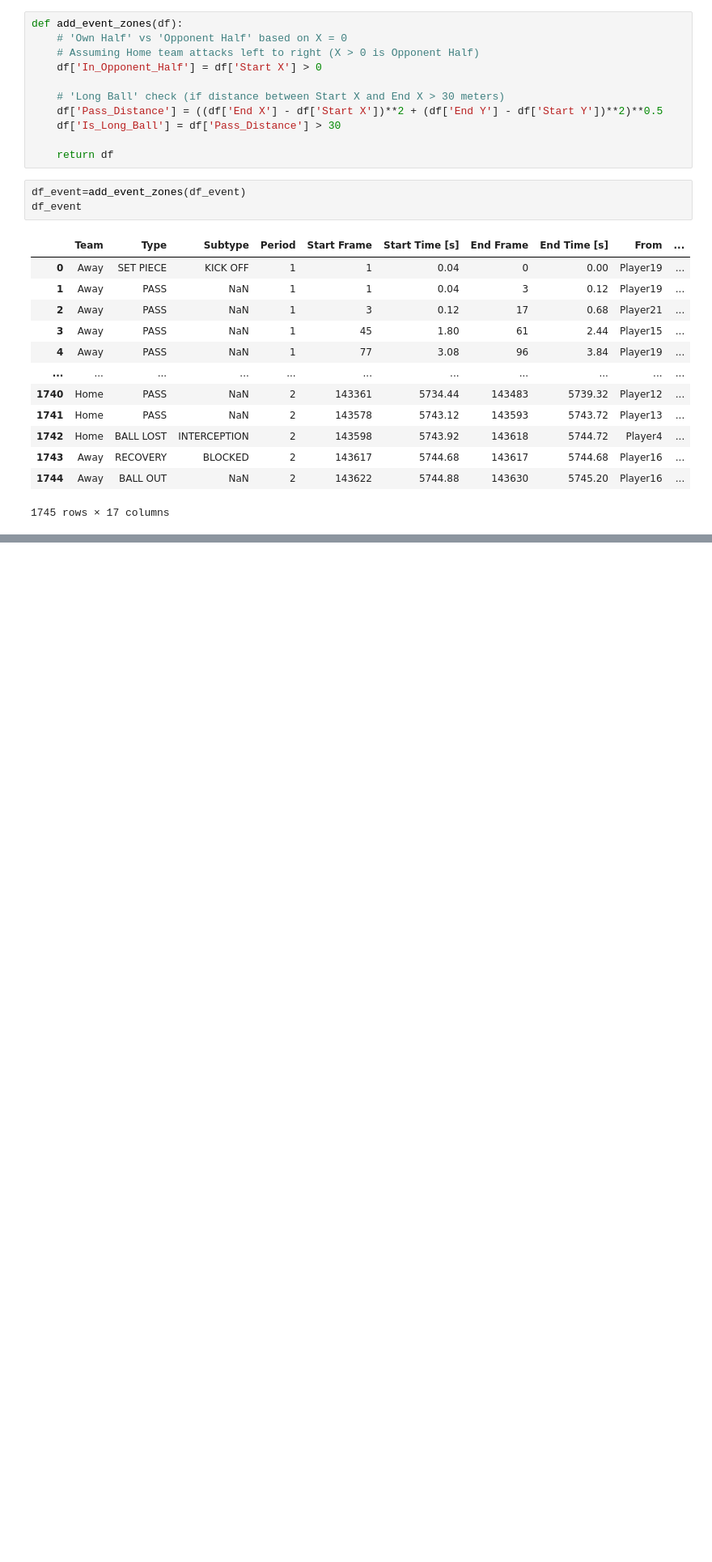
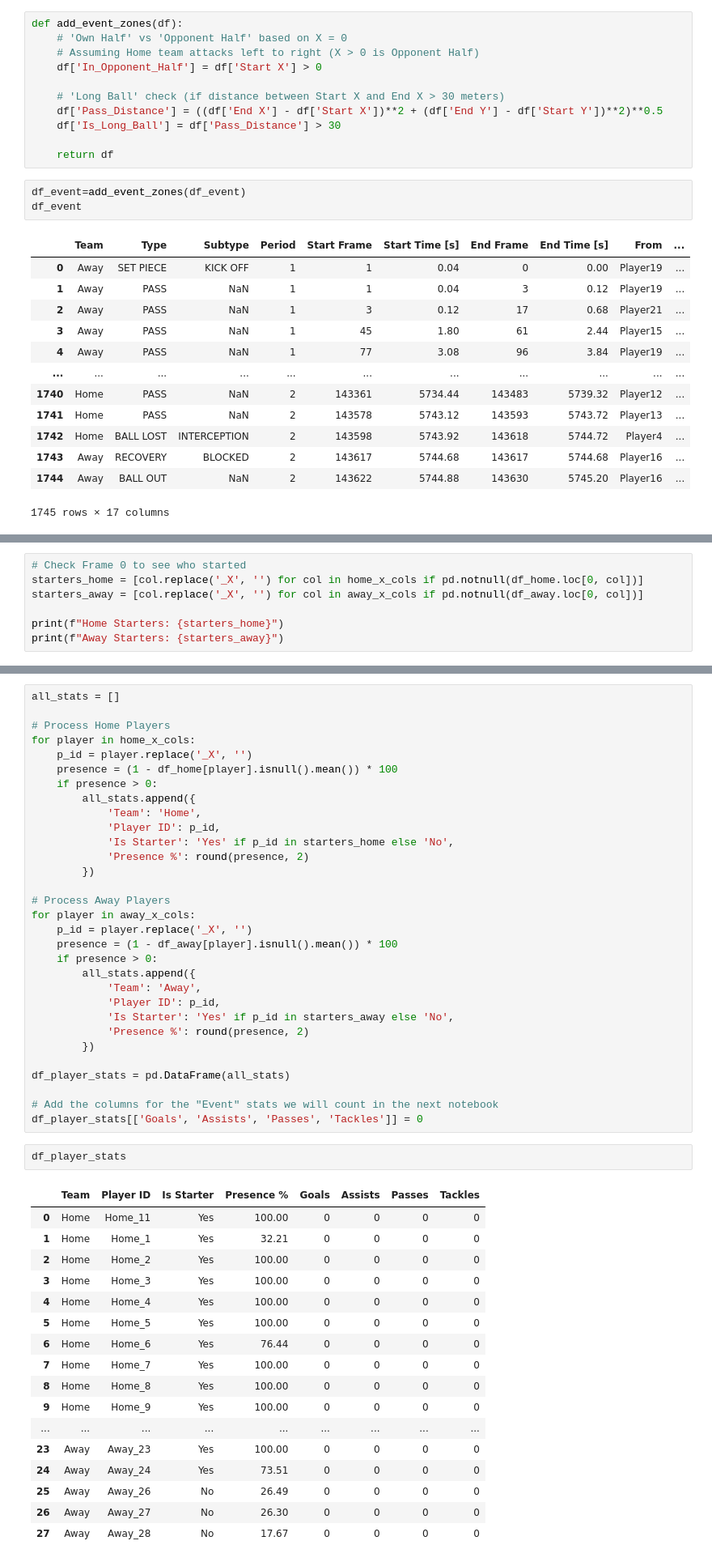
Before and after one commit to sandeep-dgn/Football_DataAnalysis_2, a Jupyter notebook: data_preprocessing.ipynb, the cells around one changed output, grey strips where cells are left out. Shown at 81% size. Cells and saved outputs as stored; diff of their text form; blank space fills up the shorter version.

Commit message:
make summary table for each player

```diff
--- a/data_preprocessing.ipynb
+++ b/data_preprocessing.ipynb
@@ -291,0 +305,7 @@ df_event
+# %%
+# Check Frame 0 to see who started
+starters_home = [col.replace('_X', '') for col in home_x_cols if pd.notnull(df_home.loc[0, col])]
+starters_away = [col.replace('_X', '') for col in away_x_cols if pd.notnull(df_away.loc[0, col])]
+
+print(f"Home Starters: {starters_home}")
+print(f"Away Starters: {starters_away}")
@@ -291,0 +315,51 @@ df_event
+# %%
+all_stats = []
+
+# Process Home Players
+for player in home_x_cols:
+    p_id = player.replace('_X', '')
+    presence = (1 - df_home[player].isnull().mean()) * 100
+    if presence > 0:
+        all_stats.append({
+            'Team': 'Home',
+            'Player ID': p_id,
+            'Is Starter': 'Yes' if p_id in starters_home else 'No',
+            'Presence %': round(presence, 2)
+        })
+
+# Process Away Players
+for player in away_x_cols:
+    p_id = player.replace('_X', '')
+    presence = (1 - df_away[player].isnull().mean()) * 100
+    if presence > 0:
+        all_stats.append({
+            'Team': 'Away',
+            'Player ID': p_id,
+            'Is Starter': 'Yes' if p_id in starters_away else 'No',
+            'Presence %': round(presence, 2)
+        })
+
+df_player_stats = pd.DataFrame(all_stats)
+
+# Add the columns for the "Event" stats we will count in the next notebook
+df_player_stats[['Goals', 'Assists', 'Passes', 'Tackles']] = 0
+# %%
+df_player_stats
+# %% [output]
+|  | Team | Player ID | Is Starter | Presence % | Goals | Assists | Passes | Tackles |
+| 0 | Home | Home_11 | Yes | 100.00 | 0 | 0 | 0 | 0 |
+| 1 | Home | Home_1 | Yes | 32.21 | 0 | 0 | 0 | 0 |
+| 2 | Home | Home_2 | Yes | 100.00 | 0 | 0 | 0 | 0 |
+| 3 | Home | Home_3 | Yes | 100.00 | 0 | 0 | 0 | 0 |
+| 4 | Home | Home_4 | Yes | 100.00 | 0 | 0 | 0 | 0 |
+| 5 | Home | Home_5 | Yes | 100.00 | 0 | 0 | 0 | 0 |
+| 6 | Home | Home_6 | Yes | 76.44 | 0 | 0 | 0 | 0 |
+| 7 | Home | Home_7 | Yes | 100.00 | 0 | 0 | 0 | 0 |
+| 8 | Home | Home_8 | Yes | 100.00 | 0 | 0 | 0 | 0 |
+| 9 | Home | Home_9 | Yes | 100.00 | 0 | 0 | 0 | 0 |
+| ... | ... | ... | ... | ... | ... | ... | ... | ... |
+| 23 | Away | Away_23 | Yes | 100.00 | 0 | 0 | 0 | 0 |
+| 24 | Away | Away_24 | Yes | 73.51 | 0 | 0 | 0 | 0 |
+| 25 | Away | Away_26 | No | 26.49 | 0 | 0 | 0 | 0 |
+| 26 | Away | Away_27 | No | 26.30 | 0 | 0 | 0 | 0 |
+| 27 | Away | Away_28 | No | 17.67 | 0 | 0 | 0 | 0 |
```
Also changed, not shown: parts of 3 cells of this notebook.
